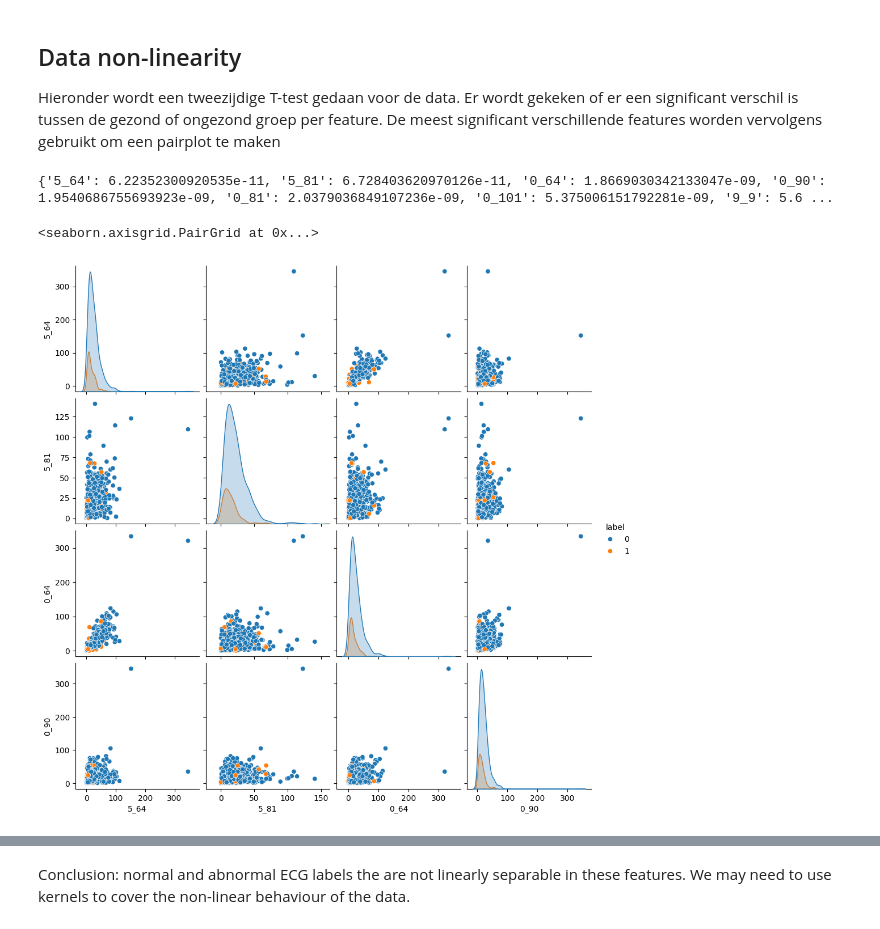
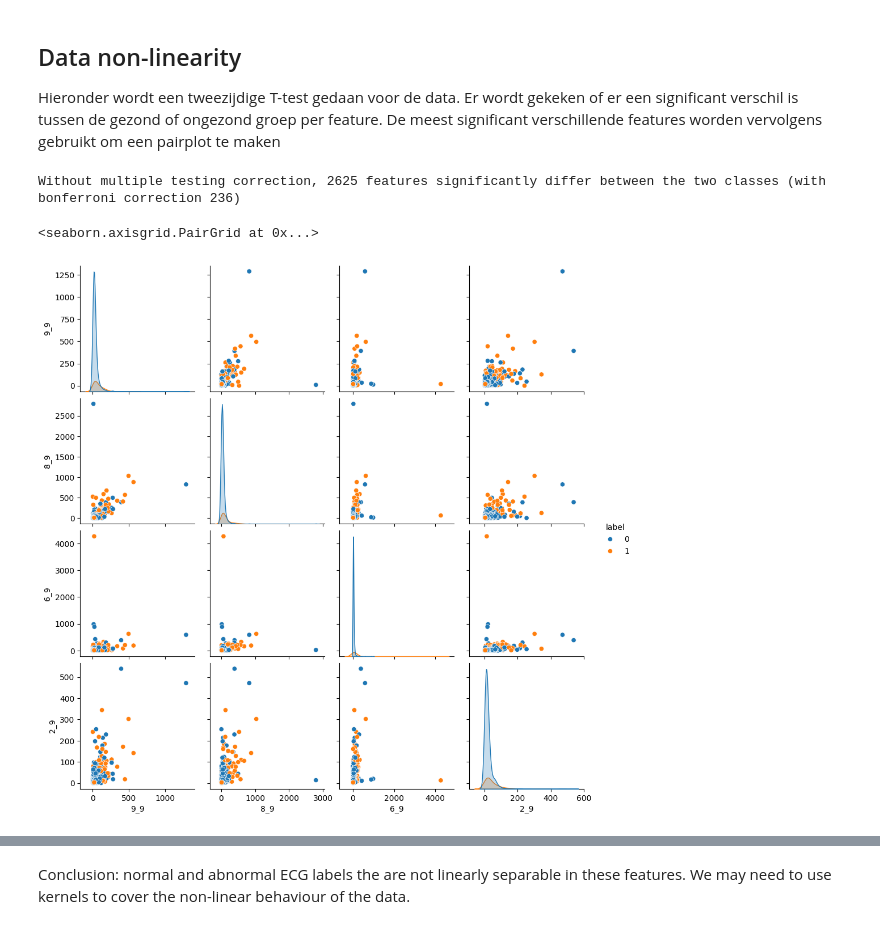
Before and after one commit to bramvandeurzen934/Group16_ECG, a Jupyter notebook: assignment_ecg_normalisation.ipynb, the cells around one changed output, grey strips where cells are left out. Cells and saved outputs as stored; diff of their text form; code cells hidden in the pictures.

```diff
--- a/assignment_ecg_normalisation.ipynb
+++ b/assignment_ecg_normalisation.ipynb
@@ -321,27 +330,25 @@ conclusie: Aan de hand van een shapiro test met een p-waarde van 0.05 is gebleke
 ## Data non-linearity
 Hieronder wordt een tweezijdige T-test gedaan voor de data. Er wordt gekeken of er een significant verschil is tussen de gezond of ongezond groep per feature. De meest significant verschillende features worden vervolgens gebruikt om een pairplot te maken
 # %%
-from scipy.stats import ttest_ind
+from scipy.stats import shapiro, mannwhitneyu
 import numpy as np
-p_values = ttest_ind(a=data_gezond, b=data_afwijkend, axis = 0, equal_var=False)
+import seaborn as sns
 
+# significantly differently features
 dict_p_values = dict()
-for kolom in data_gezond.columns:
-  p_value = ttest_ind(data_gezond[kolom],data_afwijkend[kolom],equal_var=False)
+for kolom in data_healthy.columns:
+  p_value = mannwhitneyu(data_healthy[kolom],data_abnormal[kolom])
   dict_p_values[kolom] = p_value[1]
 
 dict_sorted_p_values = dict(sorted(dict_p_values.items(),key = lambda x:x[1]))
-print(dict_sorted_p_values)
 features_sorted = list(dict_sorted_p_values.keys())
-# sort_ind = np.argsort(p_values[1])
-# print(sort_ind)
-# print(np.array(p_values[1]))
+p_values = np.array(list(dict_sorted_p_values.values()))
+
+print(f'Without multiple testing correction, {sum(p_values< (0.05))} features significantly differ between the two classes (with bonferroni correction {sum(p_values< (0.05/9000))})')
+
+most_sign_data = data[features_sorted[:4] + ["label"]]
+sns.pairplot(data = most_sign_data,hue = "label")
 # %% [output]
-{'5_64': 6.22352300920535e-11, '5_81': 6.728403620970126e-11, '0_64': 1.8669030342133047e-09, '0_90': 1.9540686755693923e-09, '0_81': 2.0379036849107236e-09, '0_101': 5.375006151792281e-09, '9_9': 5.6 ...
+Without multiple testing correction, 2625 features significantly differ between the two classes (with bonferroni correction 236)
+<seaborn.axisgrid.PairGrid at 0x...>
+[figure, added]
-# %%
-import seaborn as sns
-most_sign_data = data[features_sorted[:4] + ["label"]]
-sns.pairplot(data = most_sign_data,hue = "label")
-# %% [output]
-<seaborn.axisgrid.PairGrid at 0x...>
-[figure, removed]
```
Also changed, not shown: parts of 9 cells of this notebook.
